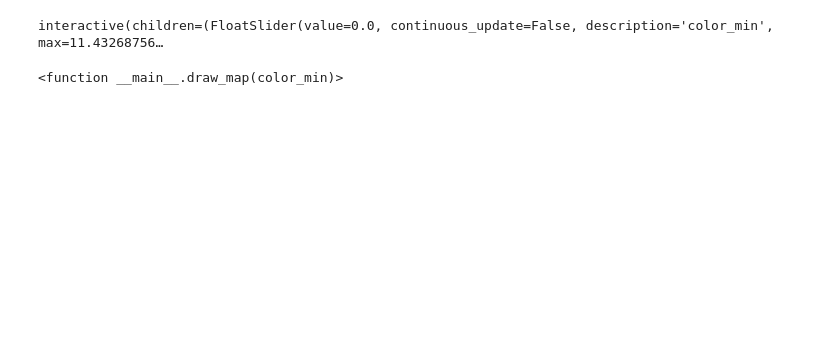
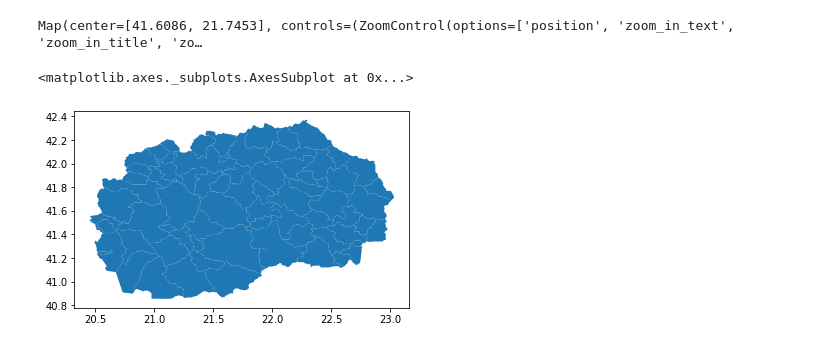
Before and after one commit to VikiPeeva/coronavirus-macedonia-tryouts, a Jupyter notebook: maps/map.ipynb, the cells around one changed output. Drawn from its saved outputs; the diff is of its cells as text; code cells hidden in the pictures; blank space fills up the shorter version.

Commit message:
General map fix external methods

```diff
--- a/maps/map.ipynb
+++ b/maps/map.ipynb
@@ -47,28 +18,0 @@ def hover_handler(event=None, feature=None, id=None, properties=None):
-# %%
-def draw_map(color_min):
-    m = get_macedonia_map()
-    # hospitals = map_methods.marker_layer(d=covid_hospitals,
-    #                              cols=["count_x", "count_y", "count"],
-    #                              names=["Заразени", "Излечени" ,"Мртви"],
-    #                             get_marker=get_marker,
-    #                             hide_marker=hide_marker,
-    #                             lng='Longitude',
-    #                             lat='Latitude')
-    # layer_group = LayerGroup(layers=(colors))
-
-    colors.on_hover(hover_handler)
-    colors.value_min = color_min
-    m.add_layer(colors)
-    # m.add_layer(geo_data)
-    m.add_control(LayersControl())
-
-
-    return VBox([m, label])
-
-
-color_slicer = FloatSlider(min=colors.value_min, max=colors.value_max, continuous_update=False)
-
-interact(draw_map, color_min=color_slicer)
-# %% [output]
-interactive(children=(FloatSlider(value=0.0, continuous_update=False, description='color_min', max=11.43268756…
-<function __main__.draw_map(color_min)>
@@ -74,0 +22,29 @@ interactive(children=(FloatSlider(value=0.0, continuous_update=False, descriptio
+# %%
+colors = Choropleth(
+    geo_data=covid_mk_cities_geo_json,
+    choro_data=covid_active,
+    colormap=linear.YlOrRd_04,
+    border_color='black',
+    style={'fillOpacity': 0.5, 'weight': 0.05},
+    hover_style={'fillColor': 'grey' , 'fillOpacity': 0.3, 'weight': 2, 'color': 'green'}
+)
+
+hospitals = map_methods.marker_layer(d=covid_hospitals,
+                             cols=["count_x", "count_y", "count"],
+                             names=["Заразени", "Излечени" ,"Мртви"],
+                            get_marker=map_methods.get_hospital_marker,
+                            hide_marker=map_methods.hide_hospital_marker,
+                            lng='Longitude',
+                            lat='Latitude')
+
+m = map_methods.get_macedonia_map()
+m.add_layer(colors)
+m.add_layer(hospitals)
+m
+# %% [output]
+Map(center=[41.6086, 21.7453], controls=(ZoomControl(options=['position', 'zoom_in_text', 'zoom_in_title', 'zo…
+# %%
+covid_mk_cities.plot()
+# %% [output]
+<matplotlib.axes._subplots.AxesSubplot at 0x...>
+[figure, added]
```
Also changed, not shown: parts of 6 cells of this notebook, 3 other files.
